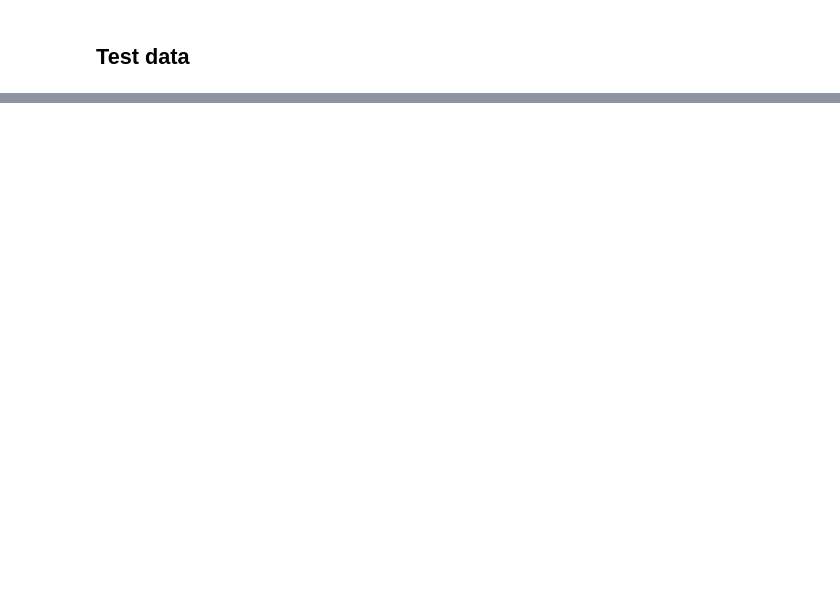
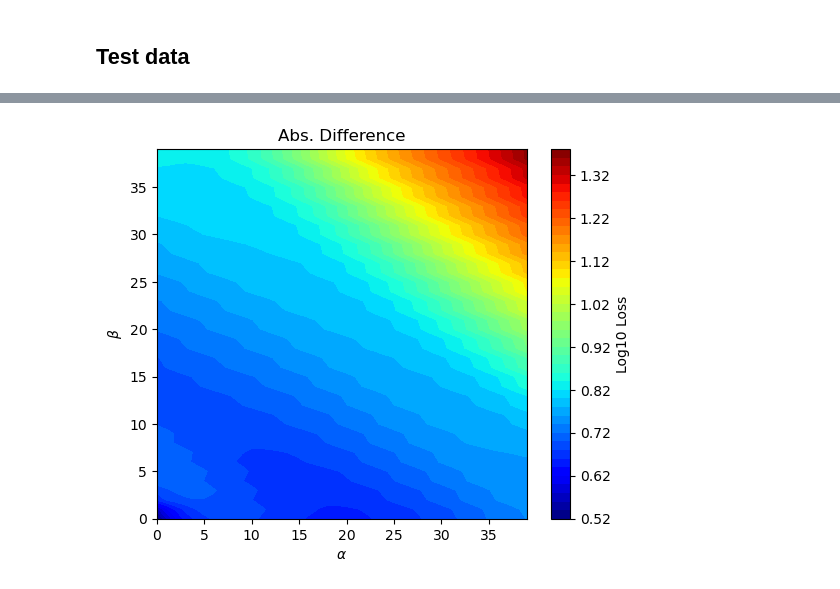
Before and after one commit to daleas0120/loss_landscapes_demo, a Jupyter notebook: demo_hessian_landscapes_esol.ipynb, the cells around one changed output, grey strips where cells are left out. Saved outputs shown, nothing was run; the diff lists cells and outputs as text; code cells hidden in the pictures; blank space fills up the shorter version.

```diff
--- a/demo_hessian_landscapes_esol.ipynb
+++ b/demo_hessian_landscapes_esol.ipynb
@@ -288,0 +290,4 @@ plot_loss_contours(abs(average_array_test - average_array_test_OOD), title="Abs.
+# %%
+plot_loss_contours((average_array_test_OOD - average_array_test), title="Abs. Difference")
+# %% [output]
+[figure, added]
```
Also changed, not shown: parts of 5 cells of this notebook, 1 other file.
